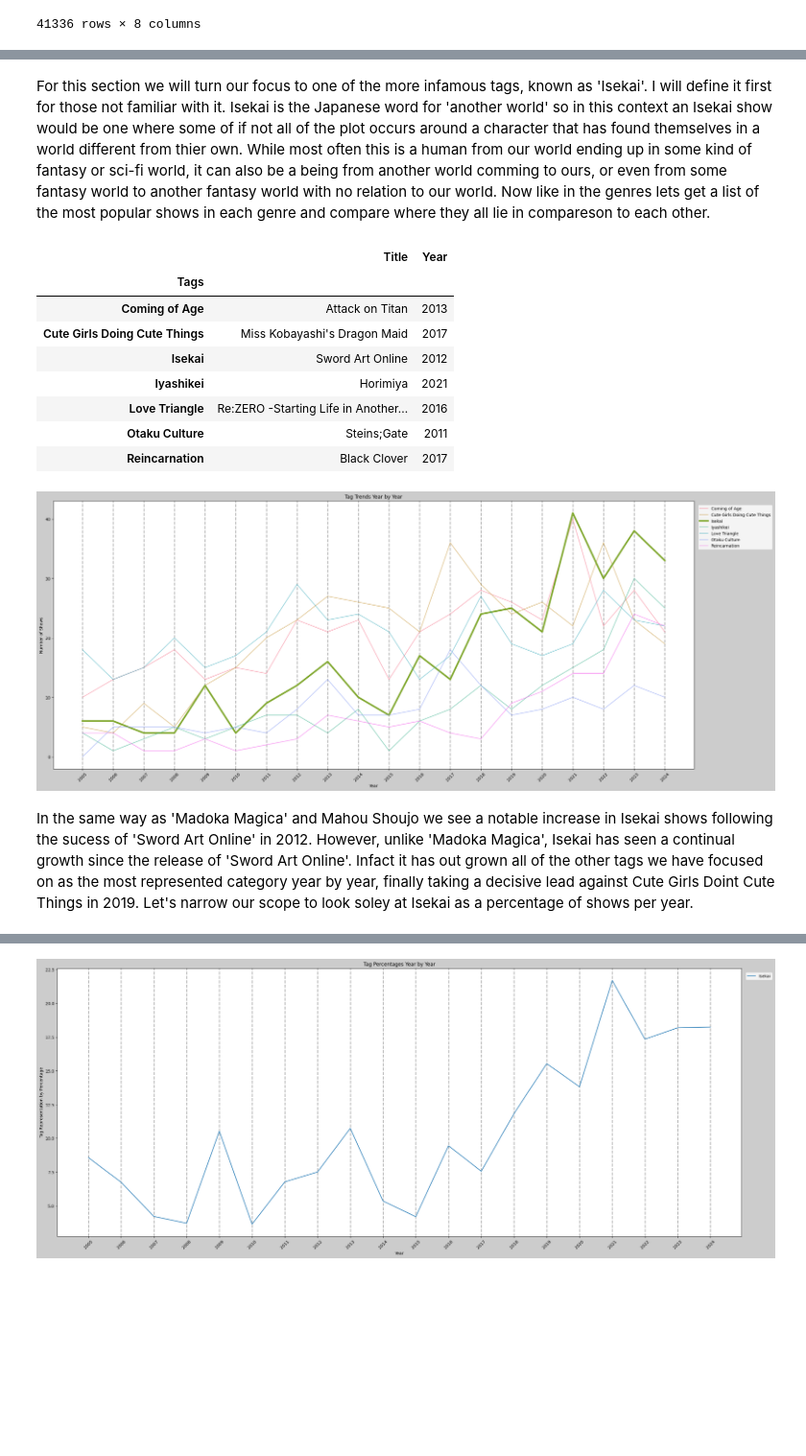
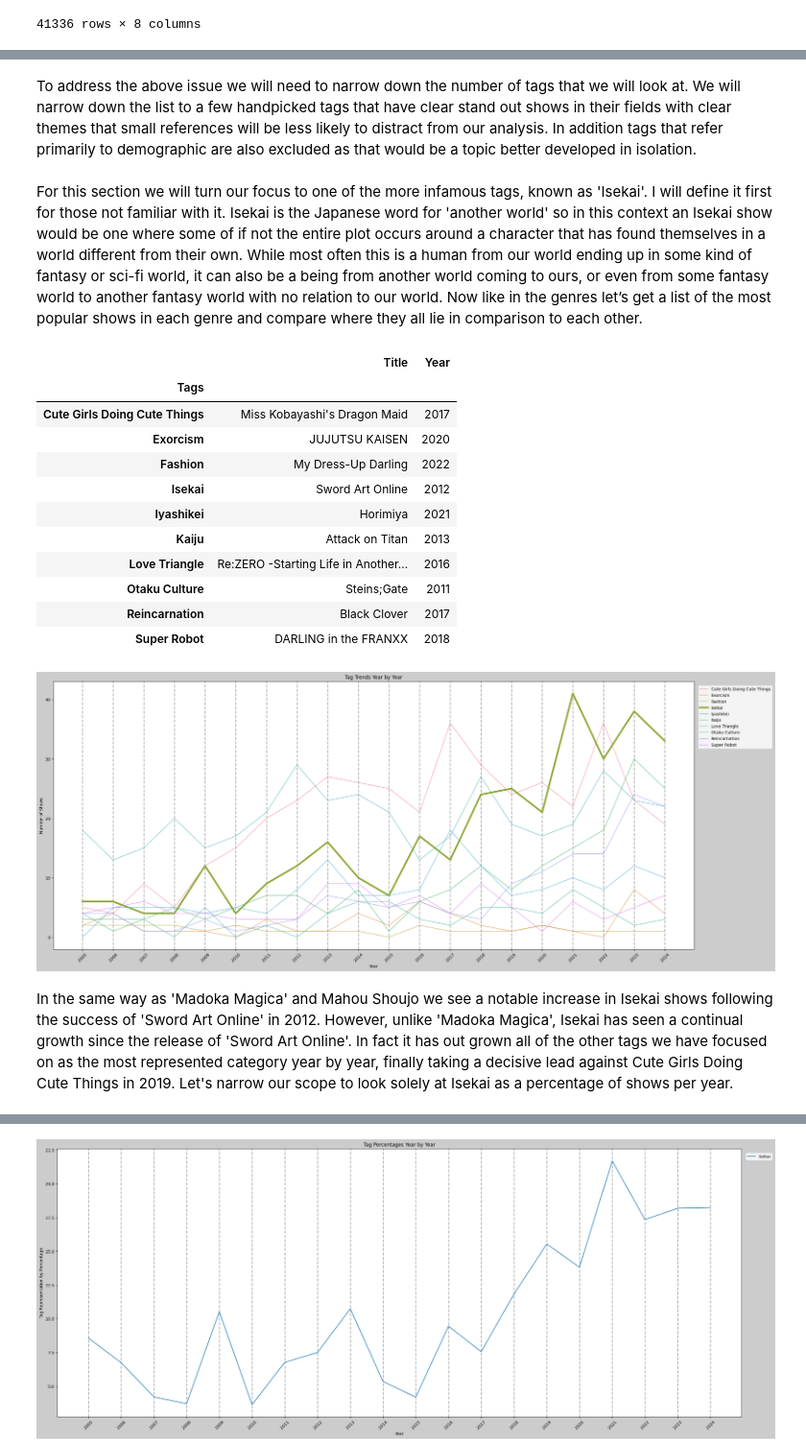
Before and after one commit to leolion023/Anilist, a Jupyter notebook: anilist_analysis.ipynb, the cells around one changed output, grey strips where cells are left out. Shown at 96% size. Cells and saved outputs as stored; diff of their text form; code cells hidden in the pictures; blank space fills up the shorter version.

```diff
--- a/anilist_analysis.ipynb
+++ b/anilist_analysis.ipynb
@@ -388,17 +412,23 @@ For this section we will need to narrow down the number of tags that we will loo
+# %% [markdown]
+To address the above issue we will need to narrow down the number of tags that we will look at. We will narrow down the list to a few handpicked tags that have clear stand out shows in their fields with clear themes that small references will be less likely to distract from our analysis. In addition tags that refer primarily to demographic are also excluded as that would be a topic better developed in isolation.
 # %%
 relevant_tags = [
     'Otaku Culture',
     'Love Triangle',
-    'Coming of Age',
+    'Kaiju',
     'Cute Girls Doing Cute Things',
     'Isekai',
     'Reincarnation',
     'Iyashikei',
+    'Exorcism',
+    'Fashion',
+    'Super Hero',
+    'Super Robot'
     ]
 # %%
 anilist_tags = anilist_tags[anilist_tags['Tags'].isin(relevant_tags)] #drops rows without the relevant tags
 # %% [markdown]
-For this section we will turn our focus to one of the more infamous tags, known as 'Isekai'. I will define it first for those not familiar with it. Isekai is the Japanese word for 'another world' so in this context an Isekai show would be one where some of if not all of the plot occurs around a character that has found themselves in a world different from thier own. While most often this is a human from our world ending up in some kind of fantasy or sci-fi world, it can also be a being from another world comming to ours, or even from some fantasy world to another fantasy world with no relation to our world. Now like in the genres lets get a list of the most popular shows in each genre and compare where they all lie in compareson to each other.
+For this section we will turn our focus to one of the more infamous tags, known as 'Isekai'. I will define it first for those not familiar with it. Isekai is the Japanese word for 'another world' so in this context an Isekai show would be one where some of if not the entire plot occurs around a character that has found themselves in a world different from their own. While most often this is a human from our world ending up in some kind of fantasy or sci-fi world, it can also be a being from another world coming to ours, or even from some fantasy world to another fantasy world with no relation to our world. Now like in the genres let’s get a list of the most popular shows in each genre and compare where they all lie in comparison to each other.
 # %%
 sort_tag_by_pop = anilist_tags.sort_values(['Tags','Popularity'], ascending=False)
 top_tag_pop = sort_tag_by_pop.groupby('Tags').first()[['Title','Year']]
@@ -406,38 +436,41 @@ top_tag_pop
 # %% [output]
 |  | Title | Year |
 | Tags |  |  |
-| Coming of Age | Attack on Titan | 2013 |
 | Cute Girls Doing Cute Things | Miss Kobayashi's Dragon Maid | 2017 |
+| Exorcism | JUJUTSU KAISEN | 2020 |
+| Fashion | My Dress-Up Darling | 2022 |
 | Isekai | Sword Art Online | 2012 |
 | Iyashikei | Horimiya | 2021 |
+| Kaiju | Attack on Titan | 2013 |
 | Love Triangle | Re:ZERO -Starting Life in Another... | 2016 |
 | Otaku Culture | Steins;Gate | 2011 |
 | Reincarnation | Black Clover | 2017 |
+| Super Robot | DARLING in the FRANXX | 2018 |
 # %%
 tag_trends = anilist_tags.pivot_table(values='Title', index='Year', columns='Tags', aggfunc='count', fill_value=0)
-colors = sns.color_palette('husl', 7)
+colors = sns.color_palette('husl', 11)
 # Plotting
 plt.figure(figsize=(25, 10),facecolor='#cccccc')
 for i,tag in enumerate(tag_trends.columns):
-    if i == 2:
+    if i == 3:
         plt.plot(tag_trends.index, tag_trends[tag], linewidth = 4, label=tag, color=colors[i % len(colors)])
     else:
         plt.plot(tag_trends.index, tag_trends[tag], alpha = 0.6, label=tag, color=colors[i % len(colors)])
 plt.title('Tag Trends Year by Year')
 plt.xlabel('Year')
 plt.ylabel('Number of Shows')
 plt.legend(bbox_to_anchor=(1, 1), loc='upper left', borderaxespad=1.)
 plt.grid(True, which='both', axis='x', linestyle='--', linewidth=2)
 plt.tight_layout()
 
 plt.xticks(range(min(tag_trends.index), max(tag_trends.index) + 1))
 plt.xticks(rotation=45)
 
 plt.show()
 # %% [output]
-[figure, old version]
+[figure, new version]
 # %% [markdown]
-In the same way as 'Madoka Magica' and Mahou Shoujo we see a notable increase in Isekai shows following the sucess of 'Sword Art Online' in 2012. However, unlike 'Madoka Magica', Isekai has seen a continual growth since the release of 'Sword Art Online'. Infact it has out grown all of the other tags we have focused on as the most represented category year by year, finally taking a decisive lead against Cute Girls Doint Cute Things in 2019. Let's narrow our scope to look soley at Isekai as a percentage of shows per year.
+In the same way as 'Madoka Magica' and Mahou Shoujo we see a notable increase in Isekai shows following the success of 'Sword Art Online' in 2012. However, unlike 'Madoka Magica', Isekai has seen a continual growth since the release of 'Sword Art Online'. In fact it has out grown all of the other tags we have focused on as the most represented category year by year, finally taking a decisive lead against Cute Girls Doing Cute Things in 2019. Let's narrow our scope to look solely at Isekai as a percentage of shows per year.
 # %%
 tag_year_count_merge = pd.merge(df_year_count, tag_trends, on='Year',how='outer')
 tag_year_count_merge
```
Also changed, not shown: parts of 25 cells of this notebook, 6 other files.
